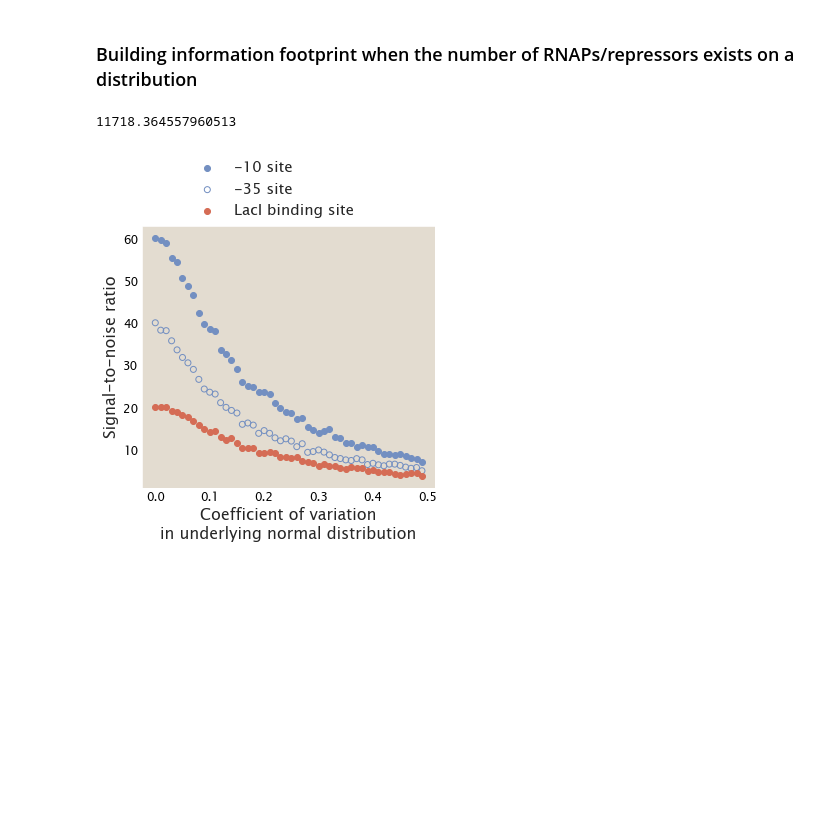
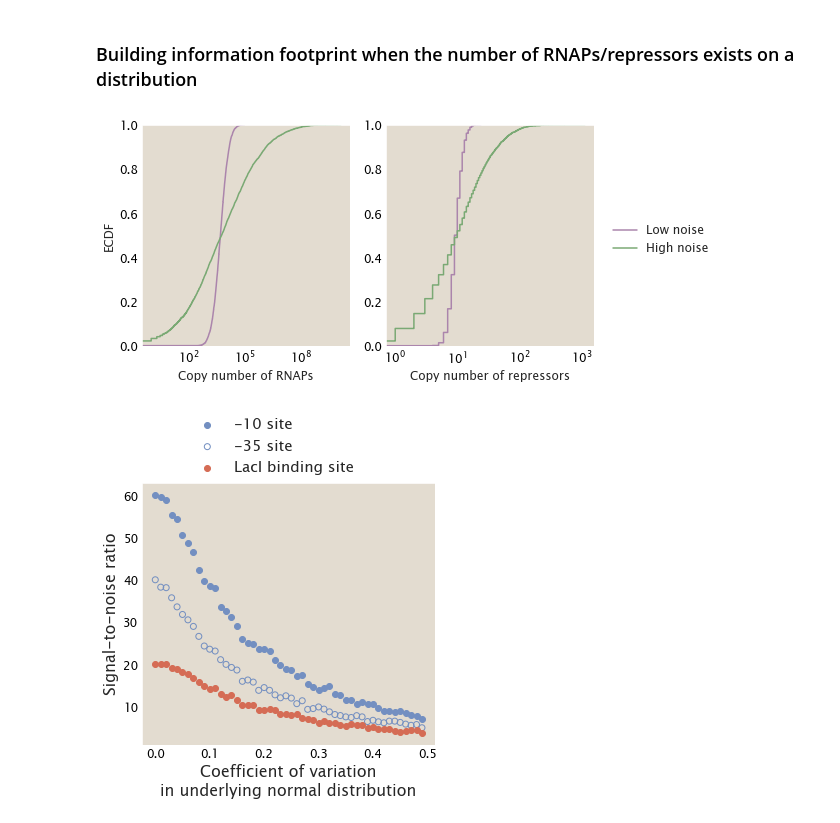
Before and after one commit to RPGroup-PBoC/theoretical_regseq, a Jupyter notebook: notebooks/noise/extrinsic_noise.ipynb, the cells around one changed output. Cells and saved outputs as stored; diff of their text form; code cells hidden in the pictures; blank space fills up the shorter version.

```diff
--- a/notebooks/noise/extrinsic_noise.ipynb
+++ b/notebooks/noise/extrinsic_noise.ipynb
@@ -63,7 +64,3 @@ def simrep_pbound_with_noise(p_seq, r_seq, n_NS,
     z[2] = n_r_new / n_NS * w_r
 
     return z[1] / np.sum(z)
-# %%
-np.exp(np.log(5000)*1.1)
-# %% [output]
-11718.364557960513
@@ -70,3 +85,35 @@ np.exp(np.log(5000)*1.1)
+# %%
+alpha = 0.5
+dist_p_high = []
+dist_r_high = []
+for i in range(5000):
+  n_p_exponent = np.random.normal(np.log(mean_p), alpha * np.log(mean_p), 1)[0]
+  n_r_exponent = np.random.normal(np.log(mean_r), alpha * np.log(mean_r), 1)[0]
+
+  n_p_new = int(np.exp(n_p_exponent))
+  n_r_new = int(np.exp(n_r_exponent))
+  dist_p_high.append(n_p_new)
+  dist_r_high.append(n_r_new)
+# %%
+fig, axes = plt.subplots(1, 2, figsize=(9, 4))
+ax1, ax2 = axes
+sns.ecdfplot(dist_p, ax=ax1, label='Low noise', color='#AB85AC')
+sns.ecdfplot(dist_p_high, ax=ax1, label='High noise', color='#7AA974')
+ax1.set_xlabel('Copy number of RNAPs')
+ax1.set_ylabel('ECDF')
+ax1.set_xscale('log')
+
+sns.ecdfplot(dist_r, ax=ax2, label='Low noise', color='#AB85AC')
+sns.ecdfplot(dist_r_high, ax=ax2, label='High noise', color='#7AA974')
+ax2.set_xlabel('Copy number of repressors')
+ax2.set_xscale('log')
+ax2.set_ylabel('')
+ax2.legend(bbox_to_anchor=(1.6, 0.6), frameon=False)
+
+plt.tight_layout()
+plt.savefig('../../manuscript/figures/plots/figS6/extrinsic_noise_SI.pdf')
+# %% [output]
+[figure, added]
 # %%
 def get_signal(footprint, region_param):
     signal = np.sum(footprint[(region_param[0]+115):(region_param[1]+116)])
```
Also changed, not shown: parts of 2 cells of this notebook, 5 other files.
